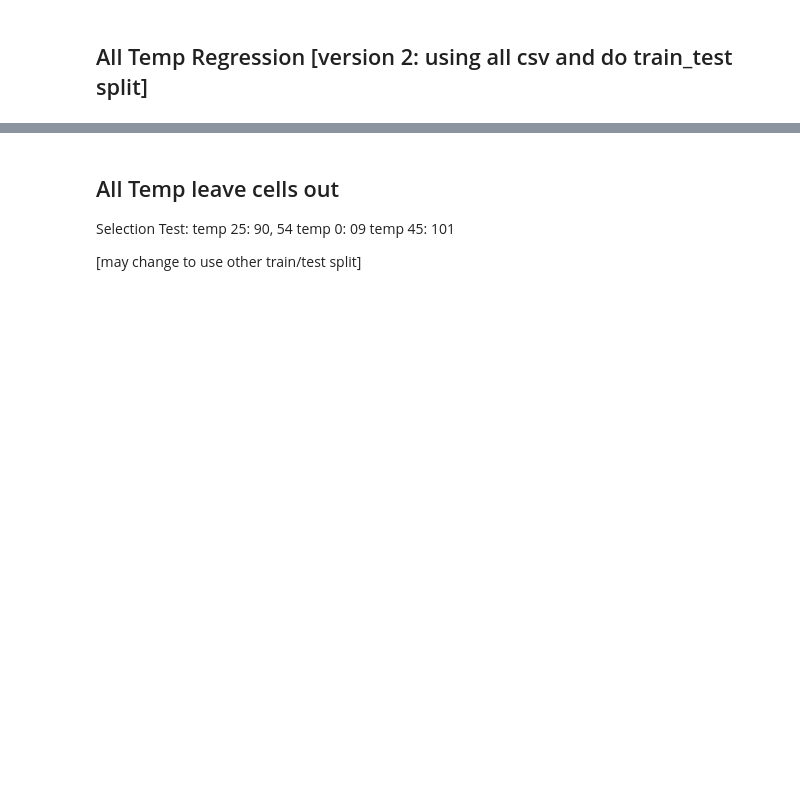
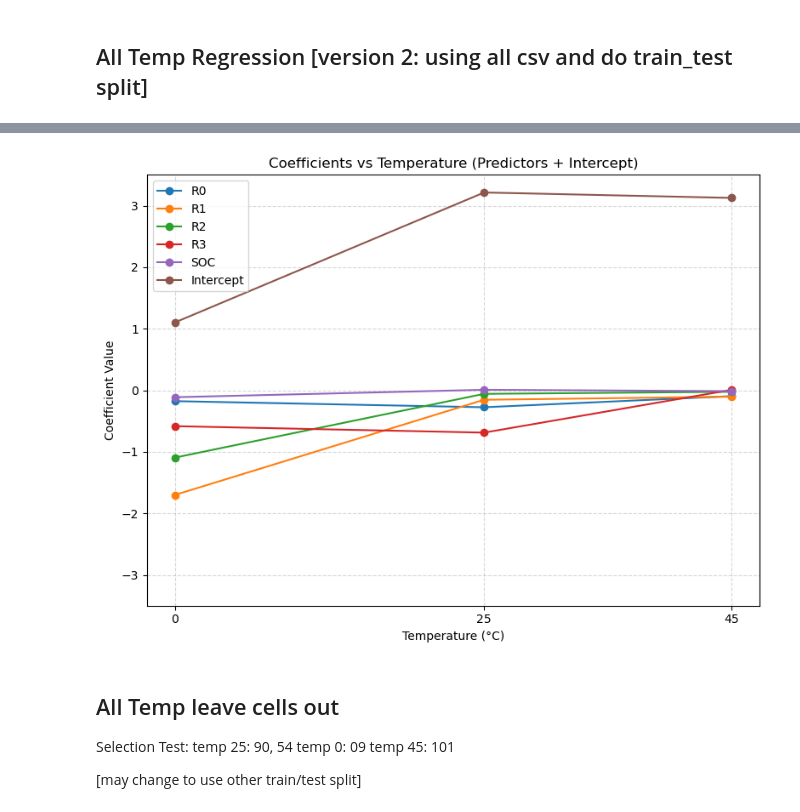
Before and after one commit to ZxZhang914/ECM-battery-research, a Jupyter notebook: SOH_LinearRegression.ipynb, the cells around one changed output, grey strips where cells are left out. Drawn from its saved outputs; the diff is of its cells as text; code cells hidden in the pictures; blank space fills up the shorter version.

```diff
--- a/SOH_LinearRegression.ipynb
+++ b/SOH_LinearRegression.ipynb
@@ -1124,0 +1310,94 @@ plt.show()
+# %%
+# -------------------------------------------------
+# 5b) Compute per-temperature slopes and intercepts
+# -------------------------------------------------
+p = ols.params
+
+# Baseline Temp = 25°C
+intercept_25 = p.get("Intercept", 0.0)
+slopes_25 = {
+    "R0_z": p.get("R0_z", 0.0),
+    "R1_z": p.get("R1_z", 0.0),
+    "R2_z": p.get("R2_z", 0.0),
+    "R3_z": p.get("R3_z", 0.0),
+    "SOC_z": p.get("SOC_z", 0.0),
+}
+
+# Temp = 0°C
+intercept_0 = intercept_25 + p.get("Temp_0", 0.0)
+slopes_0 = {
+    k: slopes_25[k] + p.get(f"{k}:Temp_0", 0.0)
+    for k in slopes_25
+}
+
+# Temp = 45°C
+intercept_45 = intercept_25 + p.get("Temp_45", 0.0)
+slopes_45 = {
+    k: slopes_25[k] + p.get(f"{k}:Temp_45", 0.0)
+    for k in slopes_25
+}
+
+print("\nComputed per-temperature slopes:")
+print("25°C:", slopes_25)
+print("0°C:", slopes_0)
+print("45°C:", slopes_45)
+# ---------------------------------------------------------
+# Build slopes dataframe
+# ---------------------------------------------------------
+slopes_df = pd.DataFrame(
+    [
+        {"Predictor": k.replace("_z", ""), "Temp": 25, "Coef_Value": v}
+        for k, v in slopes_25.items()
+    ]
+    +
+    [
+        {"Predictor": k.replace("_z", ""), "Temp": 0, "Coef_Value": v}
+        for k, v in slopes_0.items()
+    ]
+    +
+    [
+        {"Predictor": k.replace("_z", ""), "Temp": 45, "Coef_Value": v}
+        for k, v in slopes_45.items()
+    ]
+)
+
+# ---------------------------------------------------------
+# Build intercept dataframe
+# ---------------------------------------------------------
+intercepts_df = pd.DataFrame([
+    {"Predictor": "Intercept", "Temp": 0,  "Coef_Value": intercept_0},
+    {"Predictor": "Intercept", "Temp": 25, "Coef_Value": intercept_25},
+    {"Predictor": "Intercept", "Temp": 45, "Coef_Value": intercept_45},
+])
+
+
+print("\n--- Per-temperature linear forms (in z-scored predictors) ---")
+print(f"Temp=25°C: SOH = {intercept_25:.3f} " +
+      " ".join([f"{v:.3f}*{k}" for k,v in slopes_25.items()]))
+print(f"Temp=0°C:  SOH = {intercept_0:.3f} " +
+      " ".join([f"{v:.3f}*{k}" for k,v in slopes_0.items()]))
+print(f"Temp=45°C: SOH = {intercept_45:.3f} " +
+      " ".join([f"{v:.3f}*{k}" for k,v in slopes_45.items()]))
+
+# ---------------------------------------------------------
+# Combine all coefficients
+# ---------------------------------------------------------
+all_effects_df = pd.concat([slopes_df, intercepts_df], ignore_index=True)
+print(all_effects_df)
+
+plt.figure(figsize=(8, 6))
+for pred in all_effects_df["Predictor"].unique():
+    sub = all_effects_df.query("Predictor == @pred").sort_values("Temp")
+    plt.plot(sub["Temp"], sub["Coef_Value"], marker="o", label=pred)
+
+
+plt.title("Coefficients vs Temperature (Predictors + Intercept)")
+plt.xlabel("Temperature (°C)")
+plt.ylabel("Coefficient Value")
+plt.grid(True, linestyle="--", alpha=0.5)
+plt.xticks([0,25,45])
+plt.ylim(-3.5, 3.5)
+plt.legend()
+plt.tight_layout()
+plt.show()
+# %% [output]
@@ -1125,3 +1421,4 @@ plt.show()
+[figure, added]
 # %% [markdown]
 ## All Temp leave cells out
 Selection Test:
```
Also changed, not shown: parts of 18 cells of this notebook, 3 other files.
